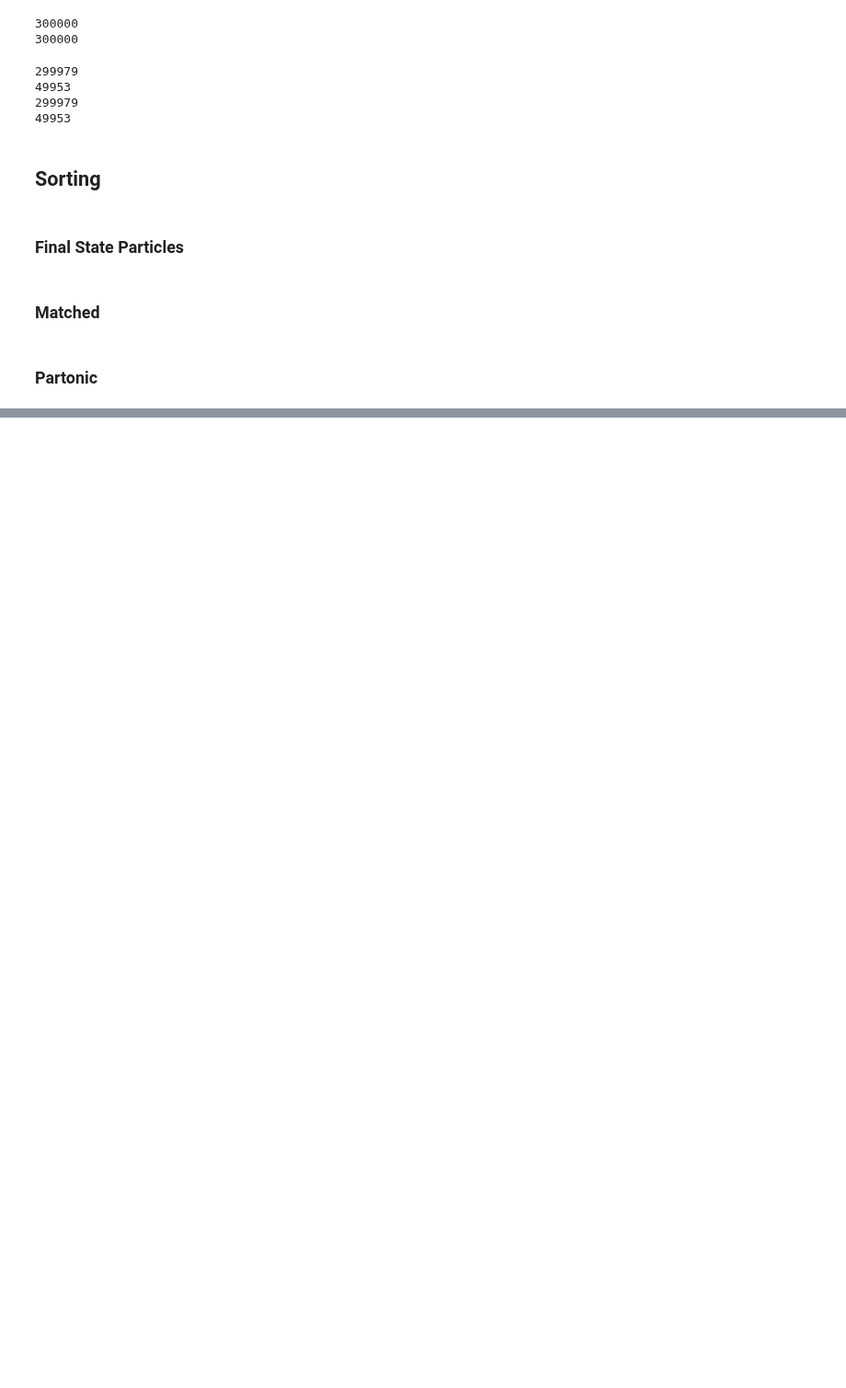
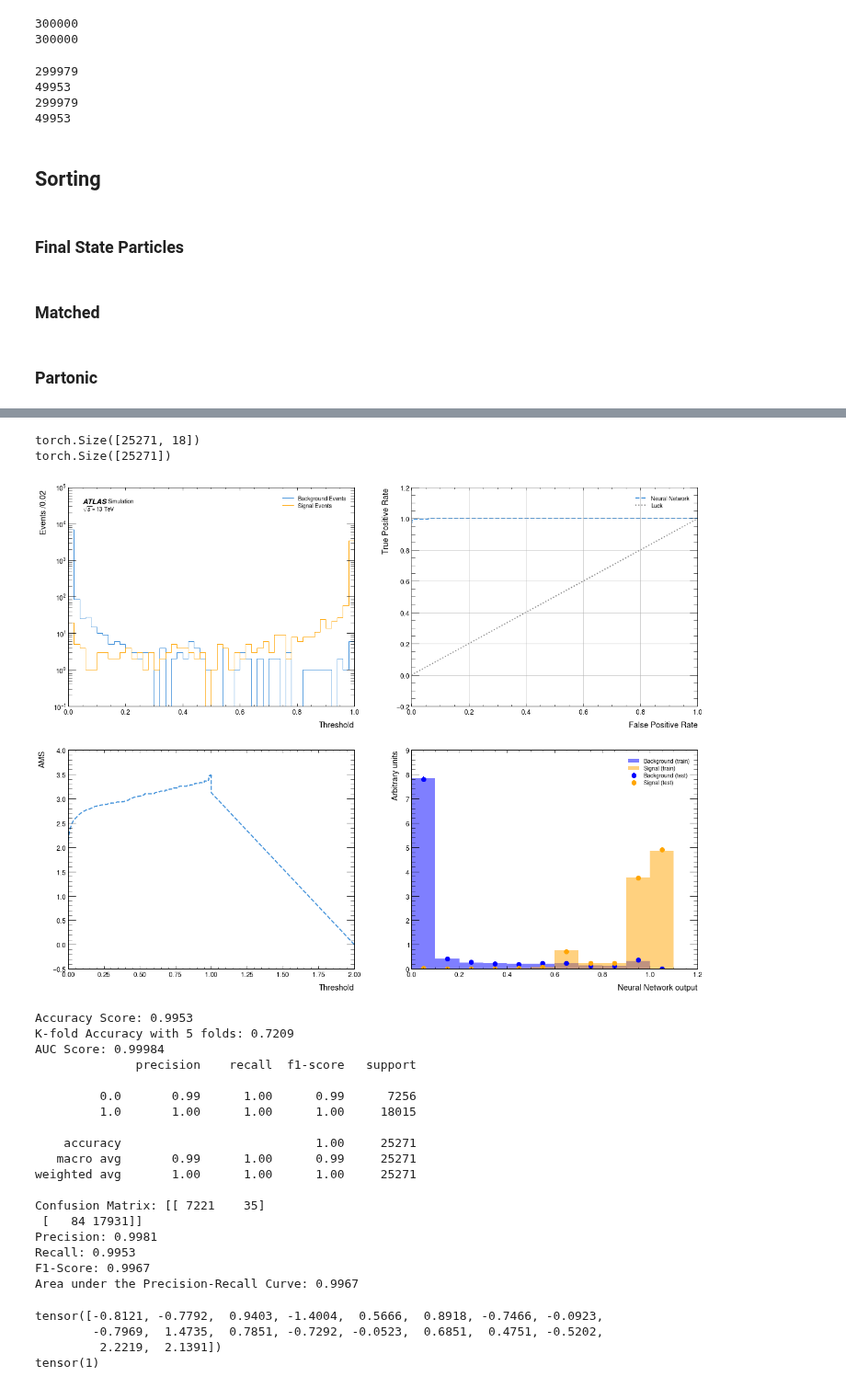
Before and after one commit to archiebrooks02/MPHYS-4Top, a Jupyter notebook: machine_learning_truth_data.ipynb, the cells around one changed output, grey strips where cells are left out. Shown at 92% size. Cells and saved outputs as stored; diff of their text form; code cells hidden in the pictures; blank space fills up the shorter version.

```diff
--- a/machine_learning_truth_data.ipynb
+++ b/machine_learning_truth_data.ipynb
@@ -1848,0 +1769,14 @@ plt.show()
+# %%
+X_train_tensor_partonic = torch.as_tensor(X_train_scaled_partonic, dtype=torch.float)  # make tensor from X_train_scaled
+y_train_tensor_partonic = torch.as_tensor(y_train_partonic, dtype=torch.long)  # make tensor from y_train
+
+X_train_var_partonic, y_train_var_partonic = Variable(X_train_tensor_partonic), Variable(y_train_tensor_partonic)  # make variables from tensors
+
+X_valid_var_partonic, y_valid_var_partonic = (X_train_var_partonic[:10000],y_train_var_partonic[:10000],)  # get first 100 events for validation
+X_train_nn_var_partonic, y_train_nn_var_partonic = (X_train_var_partonic[10000:],y_train_var_partonic[10000:],)  # get remaining events for training
+
+train_data_partonic = Data.TensorDataset(X_train_nn_var_partonic, y_train_nn_var_partonic)  # create training dataset
+valid_data_partonic = Data.TensorDataset(X_valid_var_partonic, y_valid_var_partonic)  # create validation dataset
+
+train_loader_partonic = Data.DataLoader(dataset=train_data_partonic,batch_size=batch_size,shuffle=True,)
+valid_loader_partonic = Data.DataLoader(dataset=valid_data_partonic,batch_size=batch_size,shuffle=True,)
@@ -1848,0 +1860,2 @@ plt.show()
+# %%
+NN_clf_partonic.fit(train_loader_partonic,valid_loader_partonic,optimiser_partonic)
@@ -1848,0 +1939,59 @@ plt.show()
+# %%
+print(np.shape(X_test_tensor_partonic))
+print(np.shape(y_test_tensor_partonic))
+# %% [output]
+torch.Size([25271, 18])
+torch.Size([25271])
+# %%
+fig, ax = plt.subplots(2,2, figsize=(20,15))
+histogram([decisions_nn_partonic[y_test_partonic == 0],decisions_nn_partonic[y_test_partonic == 1]],50,['Background Events','Signal Events'],ax[0,0],ratio=False,x_units='')
+ax[0,0].set_xlabel(r'Threshold')
+ax[0,0].set_yscale('log')
+ax[0,1].plot(fpr_nn_partonic, tpr_nn_partonic, linestyle="dashed", label="Neural Network")
+ax[0,1].plot([0, 1], [0, 1], linestyle="dotted", color="grey", label="Luck")
+ax[0,1].set_xlabel("False Positive Rate")
+ax[0,1].set_ylabel("True Positive Rate")
+ax[0,1].grid()
+ax[0,1].legend()
+ax[1,0].plot(thresholds_nn_partonic, ams_nn_partonic, linestyle="dashed", label="Neural Network")
+ax[1,0].set_xlabel(r'Threshold')
+ax[1,0].set_ylabel(r'AMS')
+compare_train_test(NN_clf_partonic, X_train_scaled_partonic, y_train_partonic, X_test_scaled_partonic, y_test_partonic, "Neural Network output")
+plt.show()
+print(f"Accuracy Score: {accuracy_score(y_test_partonic, y_pred_NN_partonic):.4g}")
+print(f"K-fold Accuracy with {k} folds: {average_accuracy_partonic:.4g}")
+print(f"AUC Score: {auc_score_partonic:.6g}")
+print(classification_report(y_test_partonic,y_pred_NN_partonic))
+print(f"Confusion Matrix: {cm_partonic}")
+print(f"Precision: {precision_partonic:.4g}")
+print(f"Recall: {recall_partonic:.4g}")
+print(f"F1-Score: {f1_partonic:.4g}")
+print(f"Area under the Precision-Recall Curve: {auc_pr_partonic:.4g}")
+# %% [output]
+[figure, added]
+Accuracy Score: 0.9953
+K-fold Accuracy with 5 folds: 0.7209
+AUC Score: 0.99984
+              precision    recall  f1-score   support
+
+         0.0       0.99      1.00      0.99      7256
+         1.0       1.00      1.00      1.00     18015
+
+    accuracy                           1.00     25271
+   macro avg       0.99      1.00      0.99     25271
+weighted avg       1.00      1.00      1.00     25271
+
+Confusion Matrix: [[ 7221    35]
+ [   84 17931]]
+Precision: 0.9981
+Recall: 0.9953
+F1-Score: 0.9967
+Area under the Precision-Recall Curve: 0.9967
+# %%
+print(X_test_tensor_partonic[0])  # First feature set
+print(y_test_tensor_partonic[0])  # First label
+# %% [output]
+tensor([-0.8121, -0.7792,  0.9403, -1.4004,  0.5666,  0.8918, -0.7466, -0.0923,
+        -0.7969,  1.4735,  0.7851, -0.7292, -0.0523,  0.6851,  0.4751, -0.5202,
+         2.2219,  2.1391])
+tensor(1)
```
Also changed, not shown: parts of 64 cells of this notebook.
